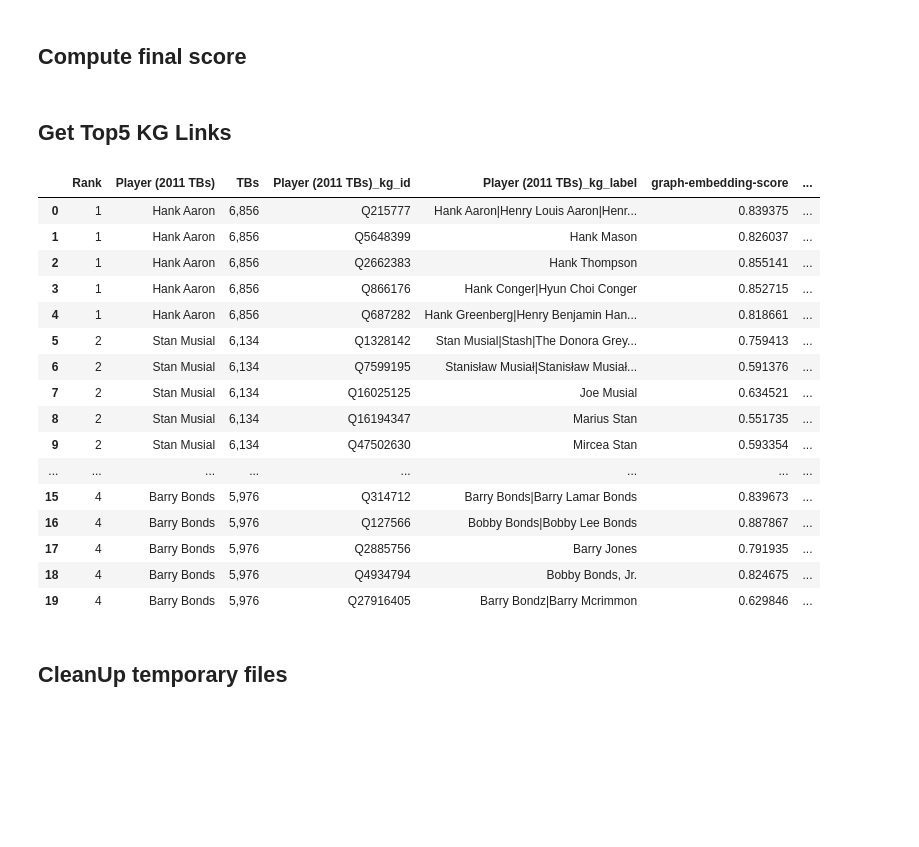
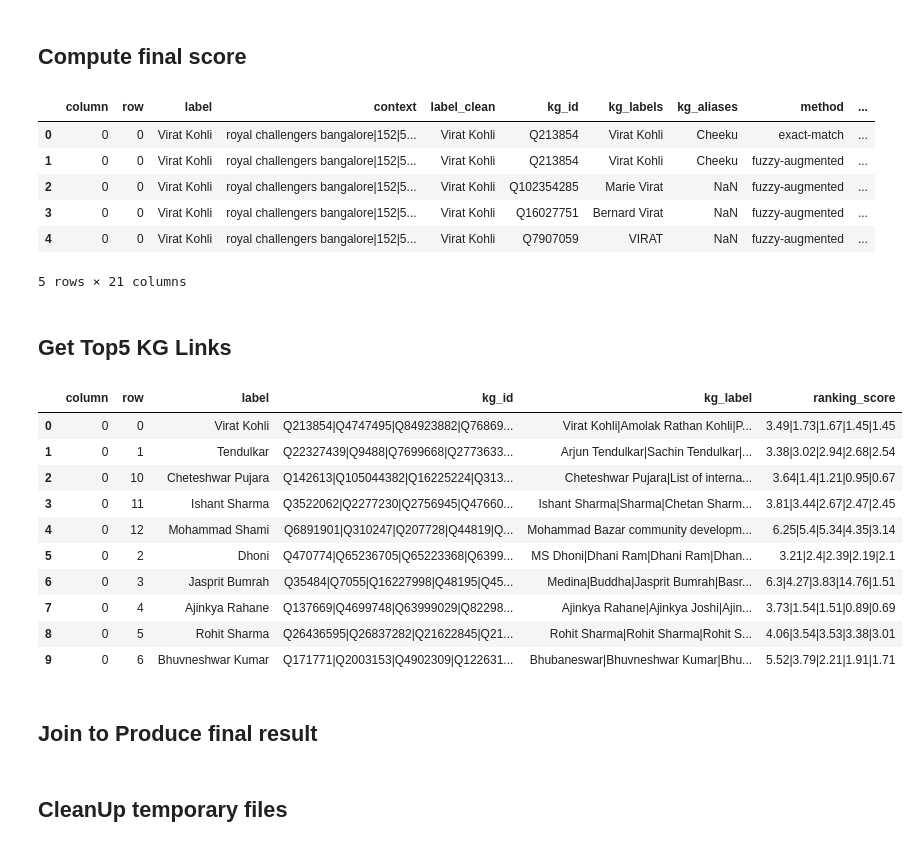
Before and after one commit to rijulvohra/table-linker-pipelines, a Jupyter notebook: table-linker-full-pipeline/table-linker-full-pipeline.ipynb, the cells around one changed output. Saved outputs shown, nothing was run; the diff lists cells and outputs as text; code cells hidden in the pictures; blank space fills up the shorter version.

Commit message:
Use get-kg-links and join tl cmd

```diff
--- a/table-linker-full-pipeline/table-linker-full-pipeline.ipynb
+++ b/table-linker-full-pipeline/table-linker-full-pipeline.ipynb
@@ -19,8 +19,8 @@ As the xlwt package is no longer maintained, the xlwt engine will be removed in
     version. Use `use_inf_as_na` instead.
 # %%
 table = '/Users/rijulvohra/Documents/work/Novartis-ISI/table_linker_pipeline/'
-table_name = 'players.csv'
-wikify_column_name = "Player (2011 TBs)"
+table_name = 'cricketers.csv'
+wikify_column_name = "cricketers"
 # %%
 #intermediate files
 canonical = 'canonical.csv'
@@ -129,8 +144,19 @@ pd.read_csv(score,nrows = 10)
 # %% [markdown]
 ## Compute final score
 # %%
-final_score = os.path.join(table,'final_score.csv')
+final_score = os.path.join(temp_dir,'final_score.csv')
 !tl normalize-scores -c graph-embedding-score -t zscore -o normalized-graph-embedding-score $score \
     / normalize-scores -c pagerank -t zscore -o normalized-pagerank \
-    / normalize-scores -c monge_elkan -t zscore -o normalized-monge-elkan > $final_score
+    / normalize-scores -c monge_elkan -t zscore -o normalized-monge-elkan \
+    / combine-linearly -w normalized-graph-embedding-score:1,normalized-pagerank:1,normalized-monge-elkan:1 \
+     -o final_score > $final_score
 df = pd.read_csv(final_score)
+df.head()
+# %% [output]
+|  | column | row | label | context | label_clean | kg_id | kg_labels | kg_aliases | method | ... |
+| 0 | 0 | 0 | Virat Kohli | royal challengers bangalore|152|5... | Virat Kohli | Q213854 | Virat Kohli | Cheeku | exact-match | ... |
+| 1 | 0 | 0 | Virat Kohli | royal challengers bangalore|152|5... | Virat Kohli | Q213854 | Virat Kohli | Cheeku | fuzzy-augmented | ... |
+| 2 | 0 | 0 | Virat Kohli | royal challengers bangalore|152|5... | Virat Kohli | Q102354285 | Marie Virat | NaN | fuzzy-augmented | ... |
+| 3 | 0 | 0 | Virat Kohli | royal challengers bangalore|152|5... | Virat Kohli | Q16027751 | Bernard Virat | NaN | fuzzy-augmented | ... |
+| 4 | 0 | 0 | Virat Kohli | royal challengers bangalore|152|5... | Virat Kohli | Q7907059 | VIRAT | NaN | fuzzy-augmented | ... |
+5 rows × 21 columns
@@ -183,20 +164,0 @@ output_df = get_kg_links(top5_df, input_df)
-# %%
-output_df.head(20)
-# %% [output]
-|  | Rank | Player (2011 TBs) | TBs | Player (2011 TBs)_kg_id | Player (2011 TBs)_kg_label | graph-embedding-score | ... |
-| 0 | 1 | Hank Aaron | 6,856 | Q215777 | Hank Aaron|Henry Louis Aaron|Henr... | 0.839375 | ... |
-| 1 | 1 | Hank Aaron | 6,856 | Q5648399 | Hank Mason | 0.826037 | ... |
-| 2 | 1 | Hank Aaron | 6,856 | Q2662383 | Hank Thompson | 0.855141 | ... |
-| 3 | 1 | Hank Aaron | 6,856 | Q866176 | Hank Conger|Hyun Choi Conger | 0.852715 | ... |
-| 4 | 1 | Hank Aaron | 6,856 | Q687282 | Hank Greenberg|Henry Benjamin Han... | 0.818661 | ... |
-| 5 | 2 | Stan Musial | 6,134 | Q1328142 | Stan Musial|Stash|The Donora Grey... | 0.759413 | ... |
-| 6 | 2 | Stan Musial | 6,134 | Q7599195 | Stanisław Musiał|Stanisław Musiał... | 0.591376 | ... |
-| 7 | 2 | Stan Musial | 6,134 | Q16025125 | Joe Musial | 0.634521 | ... |
-| 8 | 2 | Stan Musial | 6,134 | Q16194347 | Marius Stan | 0.551735 | ... |
-| 9 | 2 | Stan Musial | 6,134 | Q47502630 | Mircea Stan | 0.593354 | ... |
-| ... | ... | ... | ... | ... | ... | ... | ... |
-| 15 | 4 | Barry Bonds | 5,976 | Q314712 | Barry Bonds|Barry Lamar Bonds | 0.839673 | ... |
-| 16 | 4 | Barry Bonds | 5,976 | Q127566 | Bobby Bonds|Bobby Lee Bonds | 0.887867 | ... |
-| 17 | 4 | Barry Bonds | 5,976 | Q2885756 | Barry Jones | 0.791935 | ... |
-| 18 | 4 | Barry Bonds | 5,976 | Q4934794 | Bobby Bonds, Jr. | 0.824675 | ... |
-| 19 | 4 | Barry Bonds | 5,976 | Q27916405 | Barry Bondz|Barry Mcrimmon | 0.629846 | ... |
@@ -206,0 +165,19 @@ output_df.to_csv(output_path,index = False)
+# %%
+linked_table_name = "topk-" + table_name
+output_path = os.path.join(temp_dir,linked_table_name)
+!tl get-kg-links -c final_score -l label -k 5 $final_score > $output_path
+pd.read_csv(output_path, nrows = 10)
+# %% [output]
+|  | column | row | label | kg_id | kg_label | ranking_score |
+| 0 | 0 | 0 | Virat Kohli | Q213854|Q4747495|Q84923882|Q76869... | Virat Kohli|Amolak Rathan Kohli|P... | 3.49|1.73|1.67|1.45|1.45 |
+| 1 | 0 | 1 | Tendulkar | Q22327439|Q9488|Q7699668|Q2773633... | Arjun Tendulkar|Sachin Tendulkar|... | 3.38|3.02|2.94|2.68|2.54 |
+| 2 | 0 | 10 | Cheteshwar Pujara | Q142613|Q105044382|Q16225224|Q313... | Cheteshwar Pujara|List of interna... | 3.64|1.4|1.21|0.95|0.67 |
+| 3 | 0 | 11 | Ishant Sharma | Q3522062|Q2277230|Q2756945|Q47660... | Ishant Sharma|Sharma|Chetan Sharm... | 3.81|3.44|2.67|2.47|2.45 |
+| 4 | 0 | 12 | Mohammad Shami | Q6891901|Q310247|Q207728|Q44819|Q... | Mohammad Bazar community developm... | 6.25|5.4|5.34|4.35|3.14 |
+| 5 | 0 | 2 | Dhoni | Q470774|Q65236705|Q65223368|Q6399... | MS Dhoni|Dhani Ram|Dhani Ram|Dhan... | 3.21|2.4|2.39|2.19|2.1 |
+| 6 | 0 | 3 | Jasprit Bumrah | Q35484|Q7055|Q16227998|Q48195|Q45... | Medina|Buddha|Jasprit Bumrah|Basr... | 6.3|4.27|3.83|14.76|1.51 |
+| 7 | 0 | 4 | Ajinkya Rahane | Q137669|Q4699748|Q63999029|Q82298... | Ajinkya Rahane|Ajinkya Joshi|Ajin... | 3.73|1.54|1.51|0.89|0.69 |
+| 8 | 0 | 5 | Rohit Sharma | Q26436595|Q26837282|Q21622845|Q21... | Rohit Sharma|Rohit Sharma|Rohit S... | 4.06|3.54|3.53|3.38|3.01 |
+| 9 | 0 | 6 | Bhuvneshwar Kumar | Q171771|Q2003153|Q4902309|Q122631... | Bhubaneswar|Bhuvneshwar Kumar|Bhu... | 5.52|3.79|2.21|1.91|1.71 |
+# %% [markdown]
+## Join to Produce final result
```
Also changed, not shown: parts of 13 cells of this notebook.
